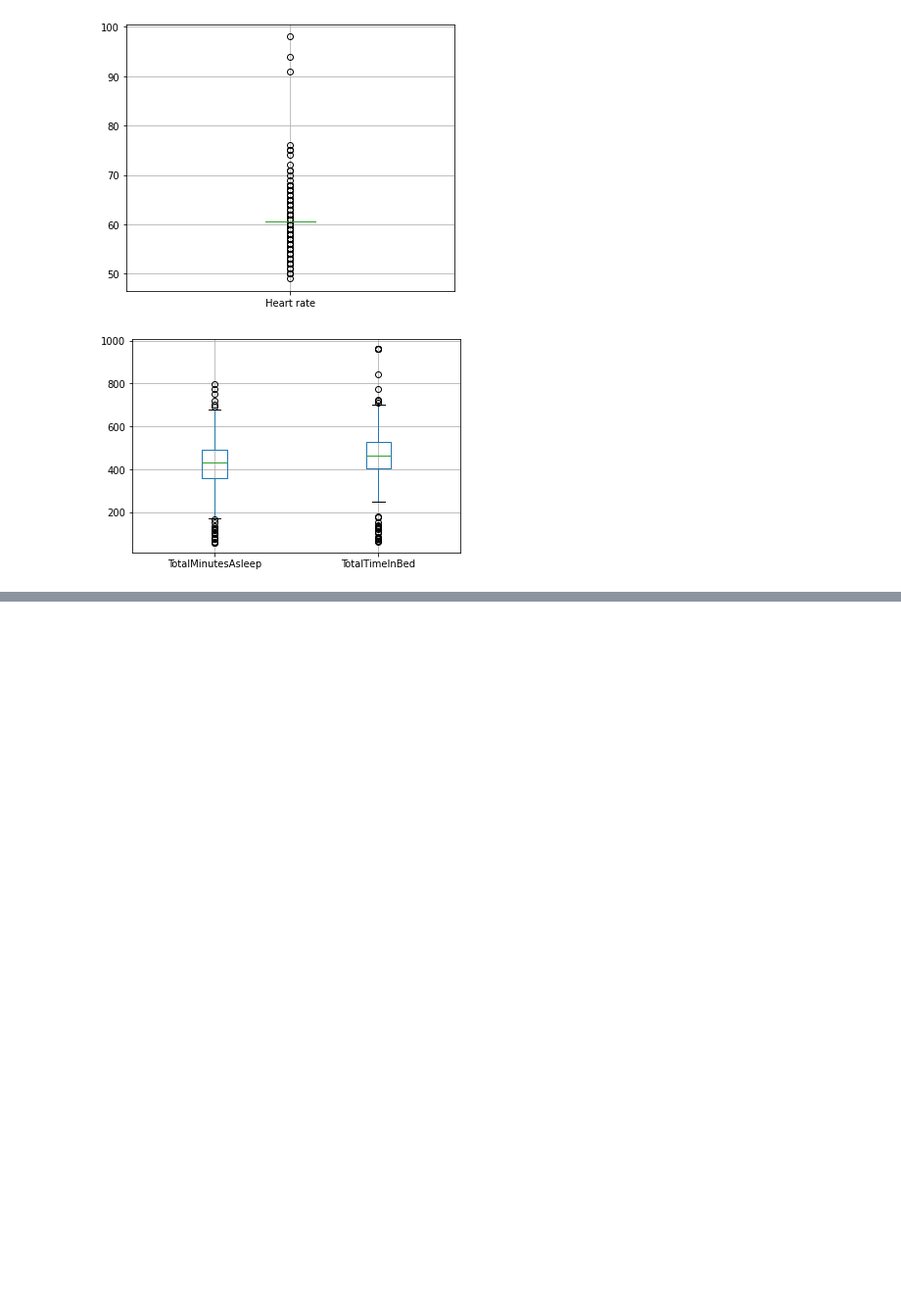
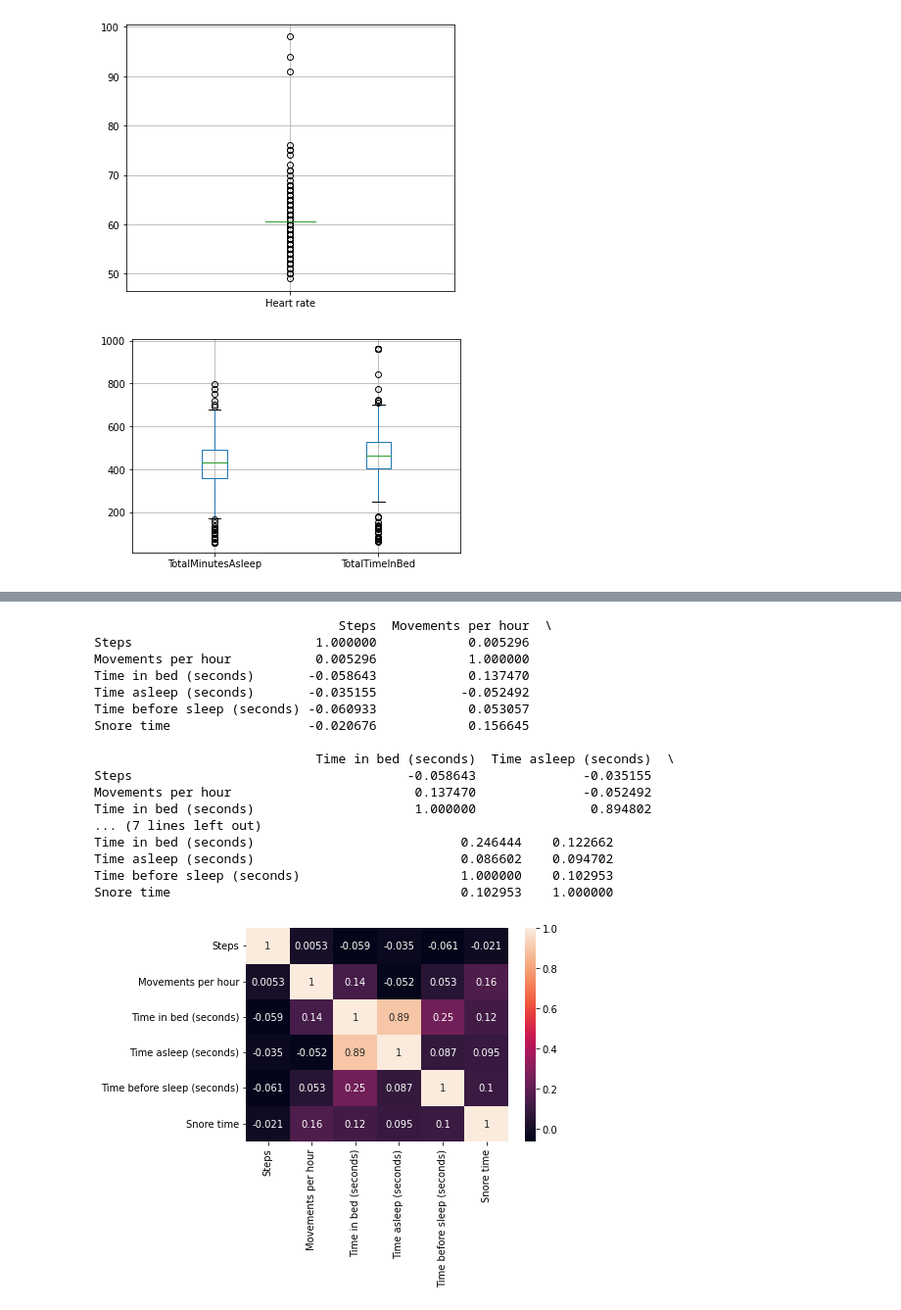
Before and after one commit to weswong02/CPSC4310, a Jupyter notebook: MLP/MLP2/analysis/EDA.ipynb, the cells around one changed output, grey strips where cells are left out. Shown: that part at 98% size. Cells and saved outputs as stored; diff of their text form; code cells hidden in the pictures; blank space fills up the shorter version.

```diff
--- a/MLP/MLP2/analysis/EDA.ipynb
+++ b/MLP/MLP2/analysis/EDA.ipynb
@@ -60,0 +77,23 @@ boxplot = df4.boxplot(column=["TotalMinutesAsleep", "TotalTimeInBed"])
+# %%
+print(df2.corr())
+sns.heatmap(df2.corr(), annot=True)
+plt.show()
+# %% [output]
+                                Steps  Movements per hour  \
+Steps                        1.000000            0.005296
+Movements per hour           0.005296            1.000000
+Time in bed (seconds)       -0.058643            0.137470
+Time asleep (seconds)       -0.035155           -0.052492
+Time before sleep (seconds) -0.060933            0.053057
+Snore time                  -0.020676            0.156645
+
+                             Time in bed (seconds)  Time asleep (seconds)  \
+Steps                                    -0.058643              -0.035155
+Movements per hour                        0.137470              -0.052492
+Time in bed (seconds)                     1.000000               0.894802
+... (7 lines left out)
+Time in bed (seconds)                           0.246444    0.122662
+Time asleep (seconds)                           0.086602    0.094702
+Time before sleep (seconds)                     1.000000    0.102953
+Snore time                                      0.102953    1.000000
+[figure, added]
```
Also changed, not shown: parts of 6 cells of this notebook.
